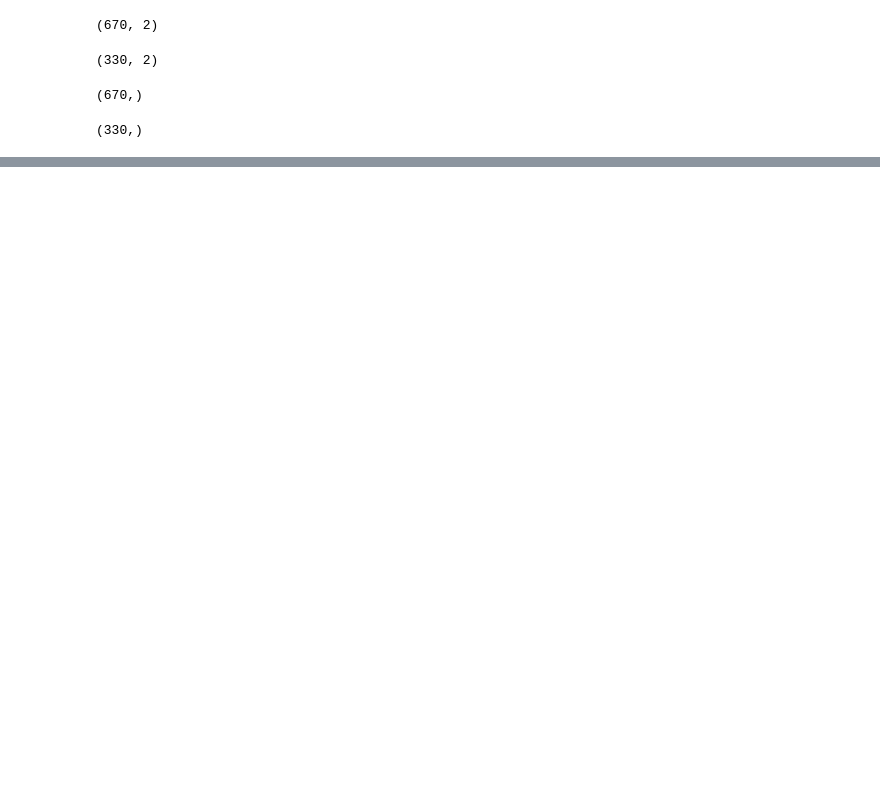
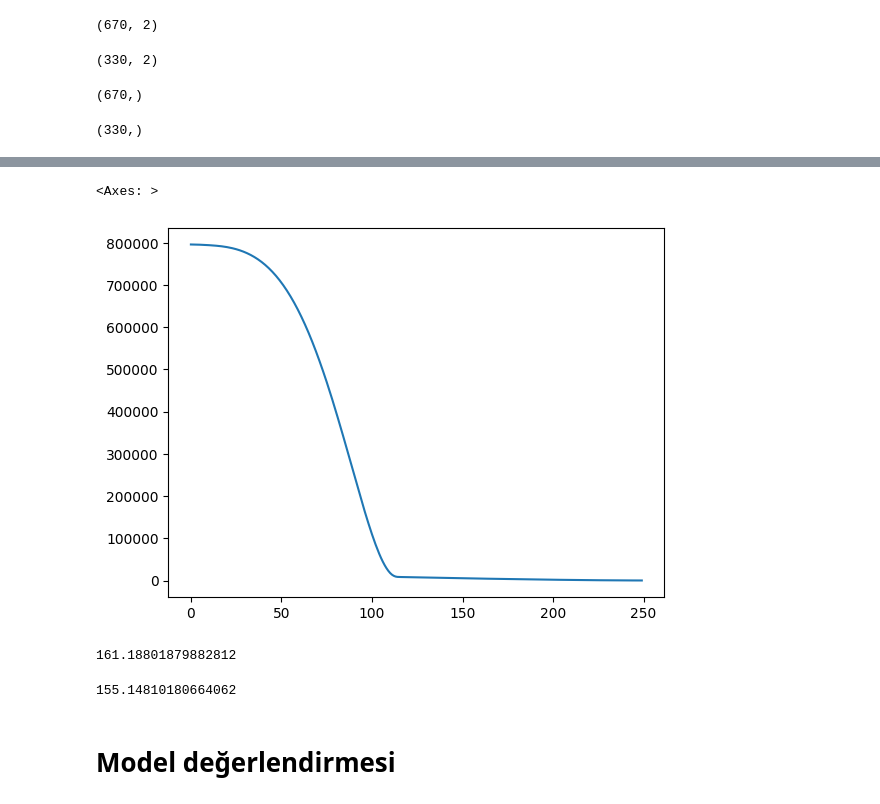
Before and after one commit to emreaytas/PYTHON2, a Jupyter notebook: TENSORFLOW/29TensorStart.ipynb, the cells around one changed output, grey strips where cells are left out. Saved outputs shown, nothing was run; the diff lists cells and outputs as text; code cells hidden in the pictures; blank space fills up the shorter version.

```diff
--- a/TENSORFLOW/29TensorStart.ipynb
+++ b/TENSORFLOW/29TensorStart.ipynb
@@ -59,0 +69,4 @@ y_test.shape # 330 tanesi test için kullanıldık
+# %%
+scaler = MinMaxScaler() #bir nesne oluşacak ve onunla işlemler yapabileceğiz.
+# hangi veriyi küçültmek istersek onu yazacağız.
+scaler.fit(x_train)
@@ -59,0 +75,3 @@ y_test.shape # 330 tanesi test için kullanıldık
+# %%
+x_train = scaler.transform(x_train)  # scaler nesnesinin transform metotuna x_train x_test gibi dizileri yollayacağız. ve oransol olarak küçültecek.
+x_test = scaler.transform(x_test)
@@ -59,0 +95,12 @@ y_test.shape # 330 tanesi test için kullanıldık
+# %%
+model = Sequential() # model nesnesi oluştu.
+
+model.add(Dense(2,activation = "relu"))
+model.add(Dense(5,activation = "relu"))
+model.add(Dense(5,activation = "relu"))
+
+model.add(Dense(1))
+
+model.compile(optimizer = "rmsprop", loss = "mse")  # mse(mse regression) nedir = çizdiğimiz regresyon çizgissinin farklı veri setlerini nasıl fit ettiğini gösterdiği hata birimi.
+# batch nedir = bütün veriyi komple modele vermek kötü olabilir. parça parça vermek mantıklıdır büyük verilerde.
+# bir veri seti üzerinden bir kere geçilince 1 epoch oluyor. çok fazla olursa overfiting olur. gelecek yeni verilere karşı saçmalama yapabilir.
@@ -59,0 +109,3 @@ y_test.shape # 330 tanesi test için kullanıldık
+# %%
+model.fit(x_train,y_train,epochs=250) #training başlamak için model üzerinden fit'i kuullanmamız lazım
+# önce x ekseninin train verileri sonra y ekseninin train verileri sonra epochs ile kaç kere üzerinden geçilecek belirtiriz.
@@ -59,0 +161,17 @@ y_test.shape # 330 tanesi test için kullanıldık
+# %%
+loss = model.history.history # bununla bir dict içerisinde epoch'a bağlı loss'ları görebiliriz.
+sbn.lineplot(x = range(len(loss["loss"])),y = loss["loss"]) # neden range kullandık bunun nedeni veriler var ama elde x ekseni yok. bu yüzden sayılar ile x ekseni oluşturduk...
+# loss azalmış ve bir daha yükselmemiş yani model iyi bir model olmuş.
+# %% [output]
+<Axes: >
+[figure, added]
+# %%
+trainnloss = model.evaluate(x_train,y_train,verbose = 0)
+trainnloss # verbose = 0 olursa sadece skoru görürüz. işlem bilgisi gelmez böylece.
+# %% [output]
+161.18801879882812
+# %%
+testloss = model.evaluate(x_test,y_test,verbose = 0)
+testloss
+# %% [output]
+155.14810180664062
@@ -59,0 +180,2 @@ y_test.shape # 330 tanesi test için kullanıldık
+# %% [markdown]
+# Model değerlendirmesi
```
Also changed, not shown: parts of 35 cells of this notebook, 5 other files.
